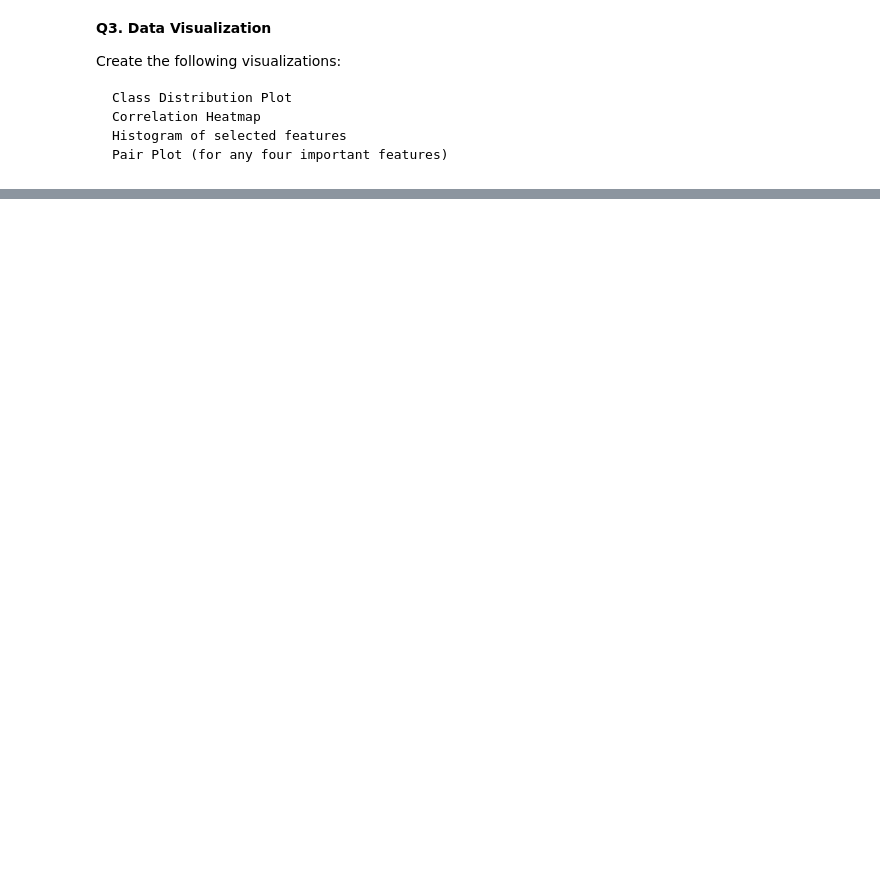
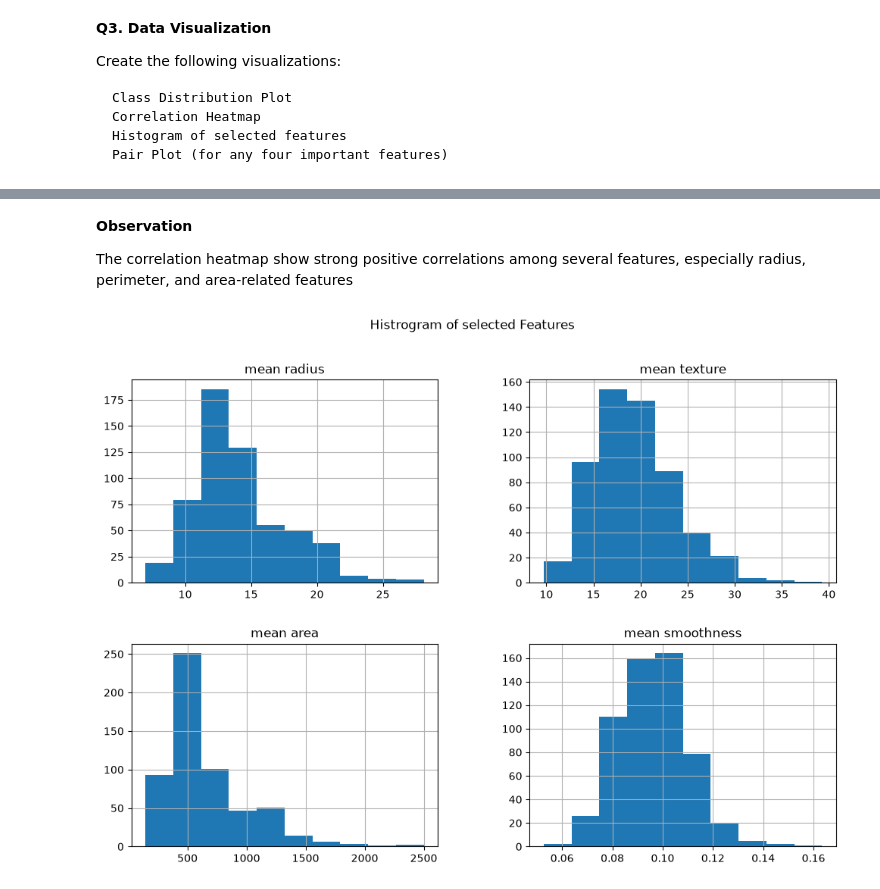
Before and after one commit to vaishu1076/Machine-Learning, a Jupyter notebook: Linear Regression/Logistic regression.ipynb/Logistic Regression assignment.ipynb, the cells around one changed output, grey strips where cells are left out. Saved outputs shown, nothing was run; the diff lists cells and outputs as text; code cells hidden in the pictures; blank space fills up the shorter version.

```diff
--- a/Linear Regression/Logistic regression.ipynb/Logistic Regression assignment.ipynb
+++ b/Linear Regression/Logistic regression.ipynb/Logistic Regression assignment.ipynb
@@ -153,0 +181,20 @@ plt.show()
+# %% [markdown]
+**Observation**
+
+The correlation heatmap show strong positive correlations among several features, especially radius, perimeter, and area-related features
+# %%
+# Histogram of seleted feature
+
+features=[
+    "mean radius",
+    "mean texture",
+    "mean area",
+    "mean smoothness"
+]
+
+df_x[features].hist(figsize=(12,8))
+
+plt.suptitle("Histrogram of selected Features")
+plt.show()
+# %% [output]
+[figure, added]
```
Also changed, not shown: parts of 31 cells of this notebook, 4 other files.
